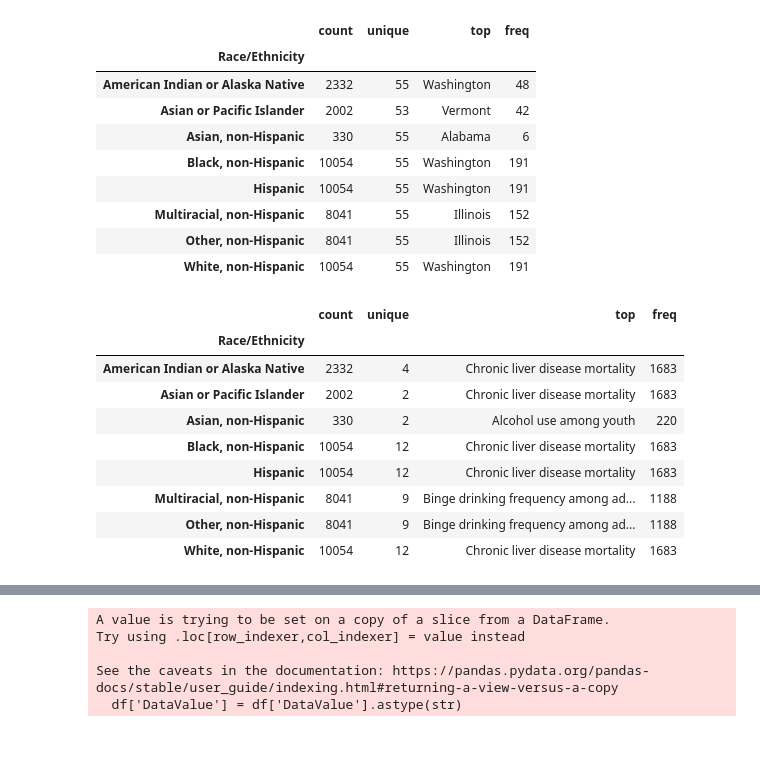
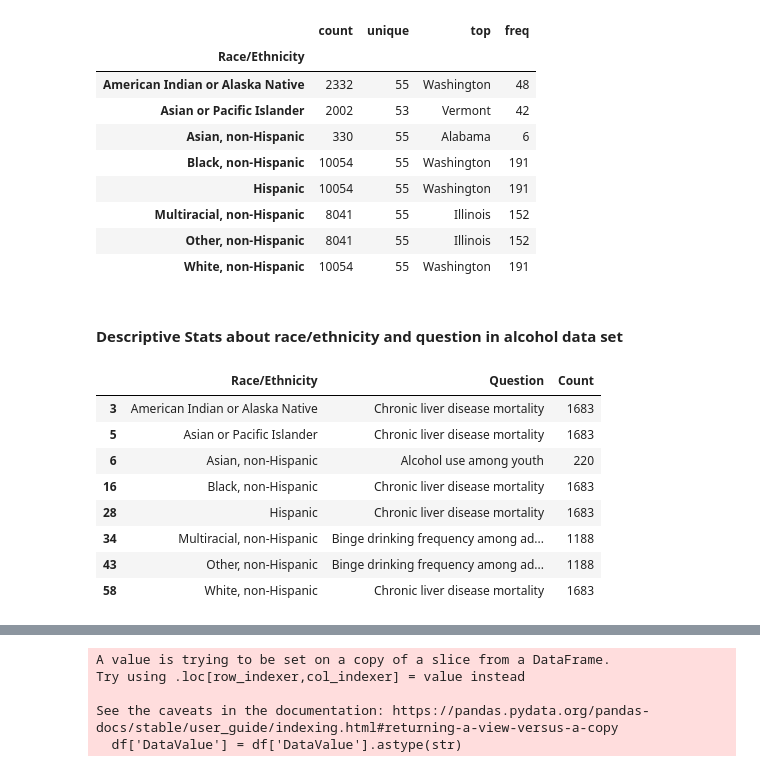
Before and after one commit to jrmcmill/618-project, a Jupyter notebook: V2Project-Description.ipynb, the cells around one changed output, grey strips where cells are left out. Drawn from its saved outputs; the diff is of its cells as text; code cells hidden in the pictures; blank space fills up the shorter version.

```diff
--- a/V2Project-Description.ipynb
+++ b/V2Project-Description.ipynb
@@ -593,16 +579,23 @@ national_merged_MA.groupby('Race/Ethnicity')['LocationDesc'].describe()
 | Multiracial, non-Hispanic | 8041 | 55 | Illinois | 152 |
 | Other, non-Hispanic | 8041 | 55 | Illinois | 152 |
 | White, non-Hispanic | 10054 | 55 | Washington | 191 |
-# %%
-national_merged_MA.groupby('Race/Ethnicity')['Question'].describe()
-# %% [output]
-|  | count | unique | top | freq |
-| Race/Ethnicity |  |  |  |  |
-| American Indian or Alaska Native | 2332 | 4 | Chronic liver disease mortality | 1683 |
-| Asian or Pacific Islander | 2002 | 2 | Chronic liver disease mortality | 1683 |
-| Asian, non-Hispanic | 330 | 2 | Alcohol use among youth | 220 |
-| Black, non-Hispanic | 10054 | 12 | Chronic liver disease mortality | 1683 |
-| Hispanic | 10054 | 12 | Chronic liver disease mortality | 1683 |
-| Multiracial, non-Hispanic | 8041 | 9 | Binge drinking frequency among ad... | 1188 |
-| Other, non-Hispanic | 8041 | 9 | Binge drinking frequency among ad... | 1188 |
-| White, non-Hispanic | 10054 | 12 | Chronic liver disease mortality | 1683 |
+# %% [markdown]
+#### Descriptive Stats about race/ethnicity and question in alcohol data set
+# %%
+question_counts = national_merged_MA.groupby(['Race/Ethnicity', 'Question']).size().reset_index(name='Count')
+
+question_counts_sorted = question_counts.sort_values(['Race/Ethnicity', 'Count'], ascending=[True, False])
+
+top_questions_by_race = question_counts_sorted.groupby('Race/Ethnicity').head(1)
+
+top_questions_by_race
+# %% [output]
+|  | Race/Ethnicity | Question | Count |
+| 3 | American Indian or Alaska Native | Chronic liver disease mortality | 1683 |
+| 5 | Asian or Pacific Islander | Chronic liver disease mortality | 1683 |
+| 6 | Asian, non-Hispanic | Alcohol use among youth | 220 |
+| 16 | Black, non-Hispanic | Chronic liver disease mortality | 1683 |
+| 28 | Hispanic | Chronic liver disease mortality | 1683 |
+| 34 | Multiracial, non-Hispanic | Binge drinking frequency among ad... | 1188 |
+| 43 | Other, non-Hispanic | Binge drinking frequency among ad... | 1188 |
+| 58 | White, non-Hispanic | Chronic liver disease mortality | 1683 |
```
Also changed, not shown: parts of 39 cells of this notebook.
